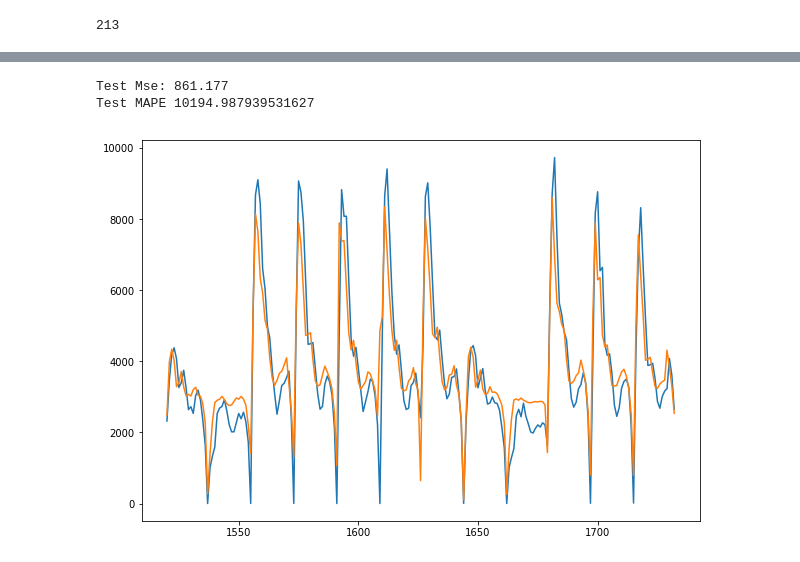
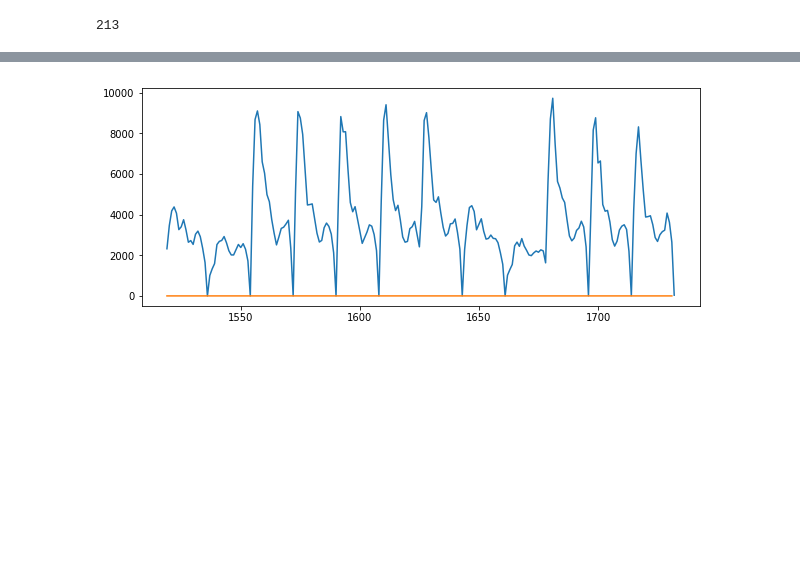
Before and after one commit to ryanliwag/ryanliwag.github.io, a Jupyter notebook: notebooks/MLP_model.ipynb, the cells around one changed output, grey strips where cells are left out. Drawn from its saved outputs; the diff is of its cells as text; code cells hidden in the pictures; blank space fills up the shorter version.

```diff
--- a/notebooks/MLP_model.ipynb
+++ b/notebooks/MLP_model.ipynb
@@ -139,7 +329,13 @@ See the caveats in the documentation: http://pandas.pydata.org/pandas-docs/stabl
 # %%
 # MLP Model
-dataset = final_dataset[["na_entry","time", "holiday", "days", "weekday", "CAT 1", "CAT 2", "CAT 3", "CAT 4", "North Bound"]]
-dataset['na_entry'] = [1 if x == 0 else x for x in dataset['na_entry']]
+#dataset = final_dataset[["na_entry","time", "holiday", "days", "weekday", "CAT 1", "CAT 2", "CAT 3", "CAT 4", "North Bound"]]
+final_dataset_ever = pd.read_csv("final_dataset.csv")
+del final_dataset_ever['date']
+dataset = final_dataset_ever
+
+train_size = 1520
+val_size = 1620
+
 y_output = dataset["na_entry"].shift(1)
 y_output = y_output[1:]
 y_unscaled_test = y_output[val_size:]
@@ -150,8 +346,8 @@ scaler1 = MinMaxScaler(feature_range=(0, 1))
 scaler_X = scaler.fit(dataset[1:])
 y_scaled = scaler1.fit_transform(y_output[:, np.newaxis])
 
-train_size = 1520
-val_size = 1620
+dataset_scaled = scaler_X.transform(dataset[1:])
+
 train, validation, test = dataset_scaled[:train_size], dataset_scaled[train_size:val_size], dataset_scaled[val_size:]
 train_X, train_y = train, y_scaled[:train_size]
 val_X, val_y = validation, y_scaled[train_size:val_size]
@@ -162,21 +358,23 @@ test_X, test_y = test, y_scaled[val_size:]
 
 def fit_model(train_X, train_y, test_X, test_y, epochs):
     model = Sequential()
-    model.add(Dense(8, activation='relu', input_dim=train_X.shape[1]))
-    model.add(Dropout(0.3))
+    model.add(Dense(32, activation='relu', input_dim=train_X.shape[1]))
+    model.add(Dropout(0.10))
+    model.add(Dense(16, activation='relu'))
+    model.add(Dropout(0.05))
     model.add(Dense(1))
-    adam = keras.optimizers.Adam(lr=0.008, beta_1=0.9, beta_2=0.999, epsilon=None, decay=0.0005, amsgrad=False)
+    adam = keras.optimizers.Adam(lr=0.009, beta_1=0.9, beta_2=0.999, decay= 0.000007, epsilon=None, amsgrad=True)
     model.compile(loss='mean_squared_error', optimizer= adam, metrics=['mse'])
     history = model.fit(train_X, train_y, epochs=epochs,
-              batch_size=32, validation_data=(test_X, test_y),
-              verbose=2, shuffle=True)
+              batch_size=16, validation_data=(test_X, test_y),
+              verbose=2, shuffle=False)
 
     return model, history
 # %%
 # Fit MLP Model
-final_model, history = fit_model(train_X, train_y, val_X, val_y, 2500)
+final_model, history = fit_model(train_X, train_y, val_X, val_y, 2250)
 
 results = final_model.predict(val_X)
-print('Validation MSE: %.3f' % mean_squared_error(val_y, results))
+print('Validation MSE: %.5f' % mean_squared_error(val_y, results))
 # %% [output]
 Train on 1520 samples, validate on 100 samples
@@ -228,11 +447,8 @@ plt.show()
 # %%
-print("Test RMse: %.3f" % sqrt(mean_squared_error(y_unscaled_test.values, h)))
-print('Test MAPE {}'.format(mape(y_unscaled_test.values, h)) )
-plt.figure(figsize=(10,7))
-plt.plot([None for i in train_y] + [x for x in y_unscaled_test.values])
-plt.plot([None for i in train_y] + [x for x in h])
+# Compare Predicted values to True Valuse of test set
+plt.figure(figsize=(10,4))
+plt.plot([None for i in train_y] + [x for x in test_y])
+plt.plot([None for i in train_y] + [x for x in stored_results])
 plt.show()
 # %% [output]
-Test Mse: 861.177
-Test MAPE 10194.987939531627
-[figure, old version]
+[figure, new version]
```
Also changed, not shown: parts of 30 cells of this notebook, 1 other file.
